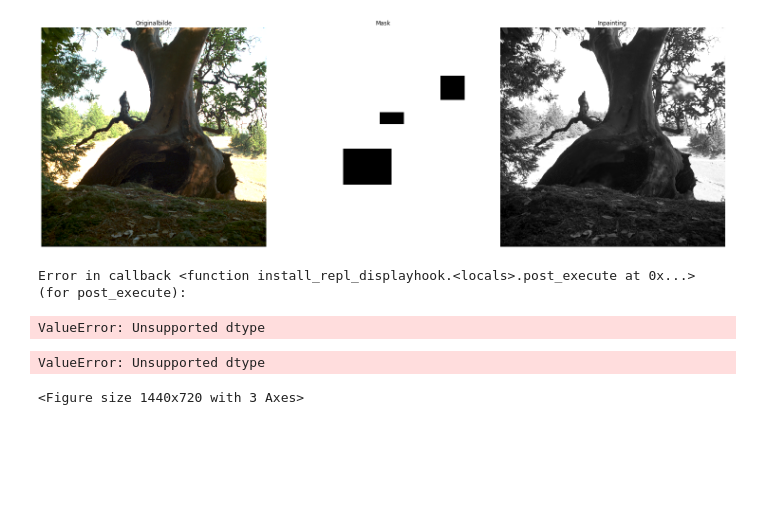
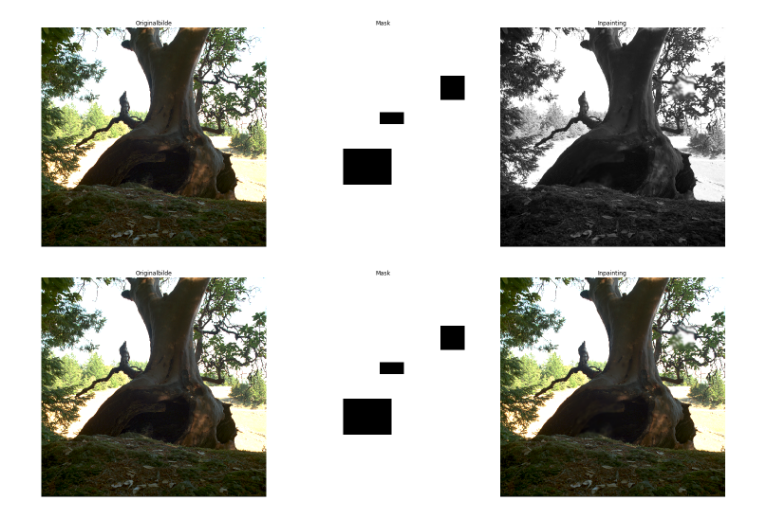
Before and after one commit to jegerud/Sciprog2020project, a Jupyter notebook: src/Inpainting.ipynb, the cells around one changed output. Drawn from its saved outputs; the diff is of its cells as text; code cells hidden in the pictures; blank space fills up the shorter version.

```diff
--- a/src/Inpainting.ipynb
+++ b/src/Inpainting.ipynb
@@ -33,26 +32,24 @@ Inpainting(file)
 # %%
 def Inpainting_rgb(file):
     orig_im = imageio.imread(file)
     im=np.copy(orig_im)
     im = im.astype(dtype=float) / 255
+    gray_im =np.sum(im.astype(float), 2) / (3 * 255)  #gråtone trengs for å vise masken
     img = np.copy(im)
     im[im < 0] = 0                # klipp til lovlige verdier
     im[im > 1] = 1
 
-    mask = np.ones(im.shape)     #lag maske
+    mask = np.ones(gray_im.shape)     #lag maske
     mask[350:400 ,450:550] = 0
     mask[500:650 ,300:500] = 0
     mask[200:300 ,700:800] = 0
     mask = mask.astype(bool)     #lag bool-array
 
     im=eks.eksplisitt(im, n=20)  #løs
 
     im[mask] = img[mask]         #ja
     imv.viewInpaint(orig_im, mask, im, "Inpainting", True)
 
 Inpainting_rgb(file)
 # %% [output]
-Error in callback <function install_repl_displayhook.<locals>.post_execute at 0x...> (for post_execute):
-ValueError: Unsupported dtype
-ValueError: Unsupported dtype
-<Figure size 1440x720 with 3 Axes>
+[figure, added]
```
Also changed, not shown: parts of 1 cell of this notebook, 1 other file.
